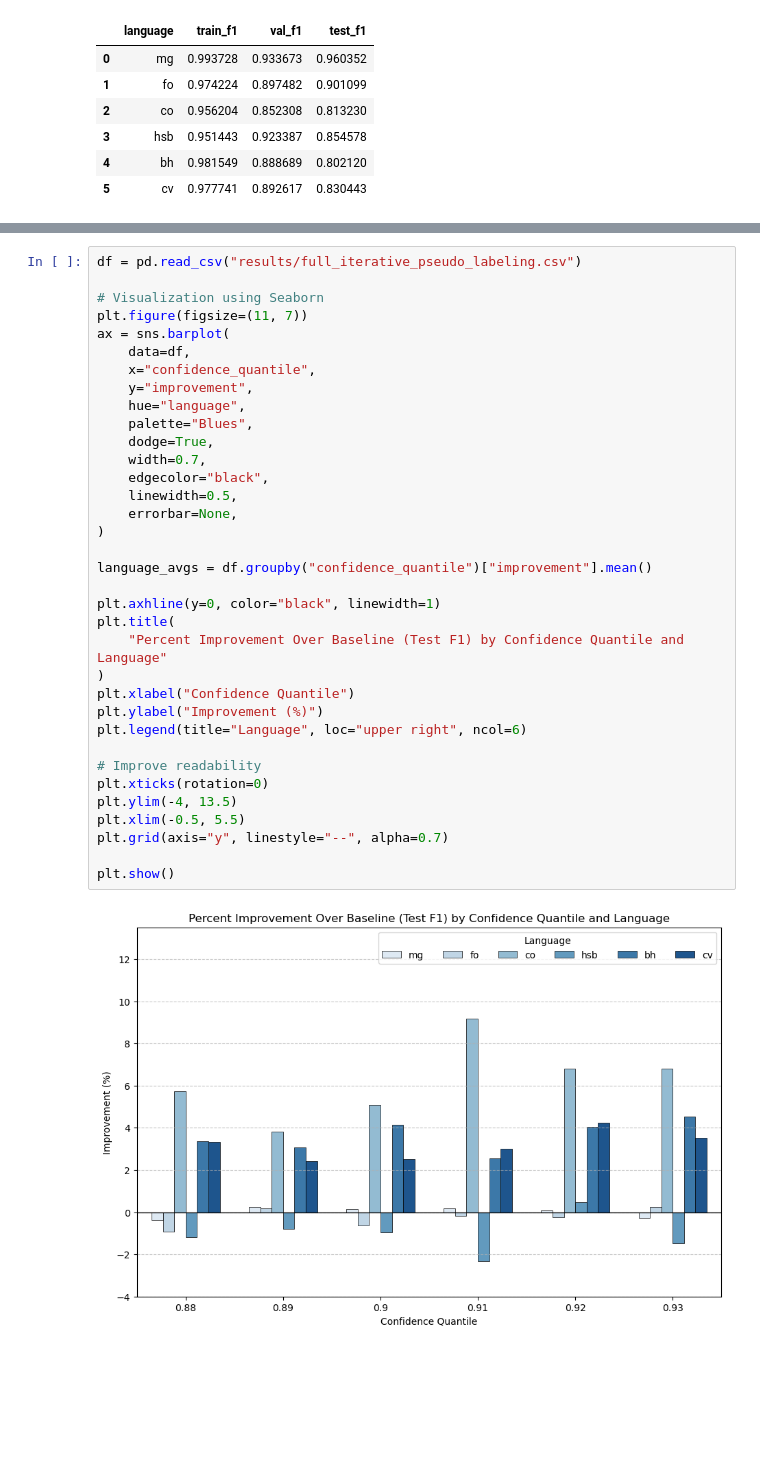
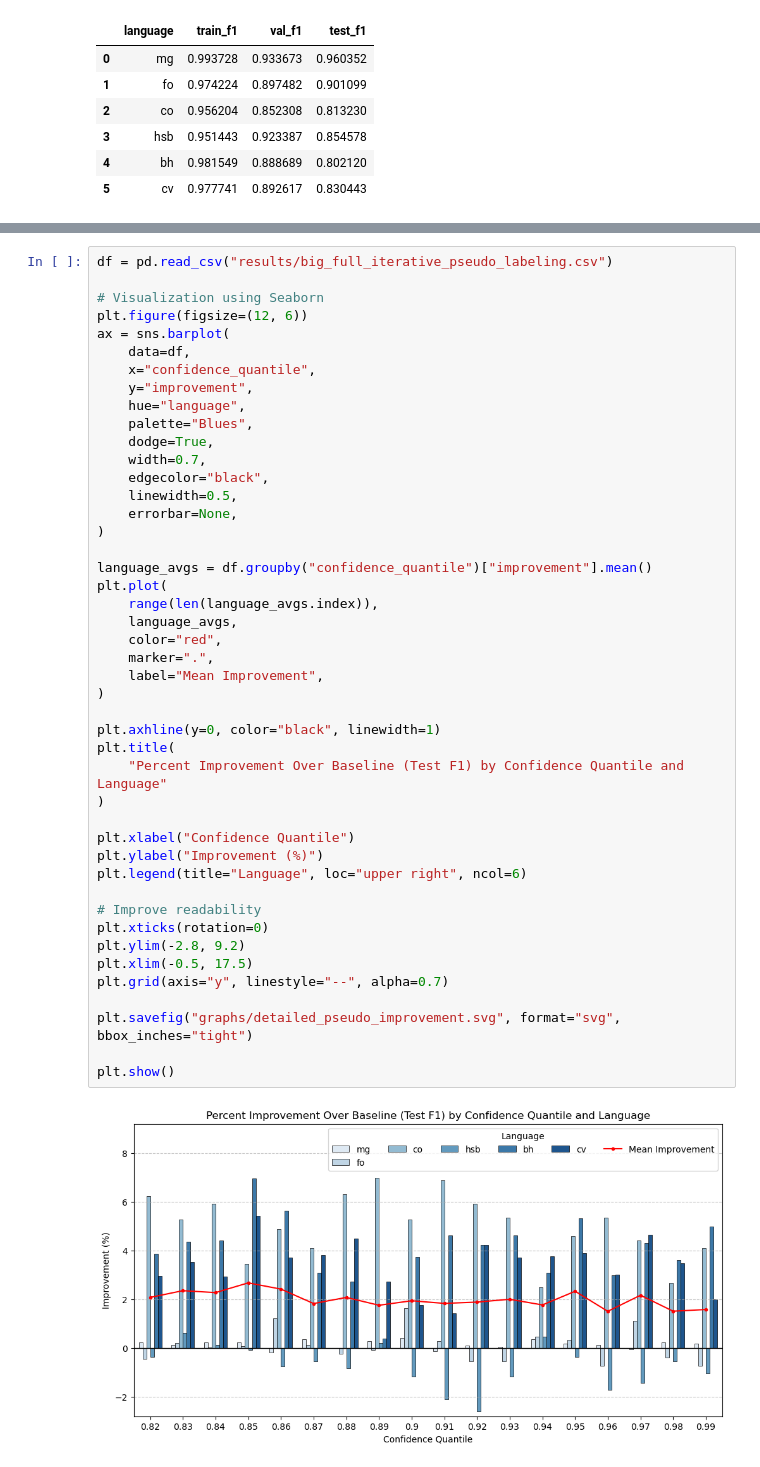
Before and after one commit to Lucas-Granucci/MULTI-NER, a Jupyter notebook: _RESULTS_.ipynb, the cells around one changed output, grey strips where cells are left out. Drawn from its saved outputs; the diff is of its cells as text; blank space fills up the shorter version.

Commit message:
added hd visuals

```diff
--- a/_RESULTS_.ipynb
+++ b/_RESULTS_.ipynb
@@ -112,37 +167,47 @@ plt.show()
 # %%
-df = pd.read_csv("results/full_iterative_pseudo_labeling.csv")
+df = pd.read_csv("results/big_full_iterative_pseudo_labeling.csv")
 
 # Visualization using Seaborn
-plt.figure(figsize=(11, 7))
+plt.figure(figsize=(12, 6))
 ax = sns.barplot(
     data=df,
     x="confidence_quantile",
     y="improvement",
     hue="language",
     palette="Blues",
     dodge=True,
     width=0.7,
     edgecolor="black",
     linewidth=0.5,
     errorbar=None,
 )
 
 language_avgs = df.groupby("confidence_quantile")["improvement"].mean()
+plt.plot(
+    range(len(language_avgs.index)),
+    language_avgs,
+    color="red",
+    marker=".",
+    label="Mean Improvement",
+)
 
 plt.axhline(y=0, color="black", linewidth=1)
 plt.title(
     "Percent Improvement Over Baseline (Test F1) by Confidence Quantile and Language"
 )
+
 plt.xlabel("Confidence Quantile")
 plt.ylabel("Improvement (%)")
 plt.legend(title="Language", loc="upper right", ncol=6)
 
 # Improve readability
 plt.xticks(rotation=0)
-plt.ylim(-4, 13.5)
-plt.xlim(-0.5, 5.5)
+plt.ylim(-2.8, 9.2)
+plt.xlim(-0.5, 17.5)
 plt.grid(axis="y", linestyle="--", alpha=0.7)
 
+plt.savefig("graphs/detailed_pseudo_improvement.svg", format="svg", bbox_inches="tight")
+
 plt.show()
 # %% [output]
-[figure, old version]
+[figure, new version]
```
Also changed, not shown: parts of 6 cells of this notebook, 6 other files.
